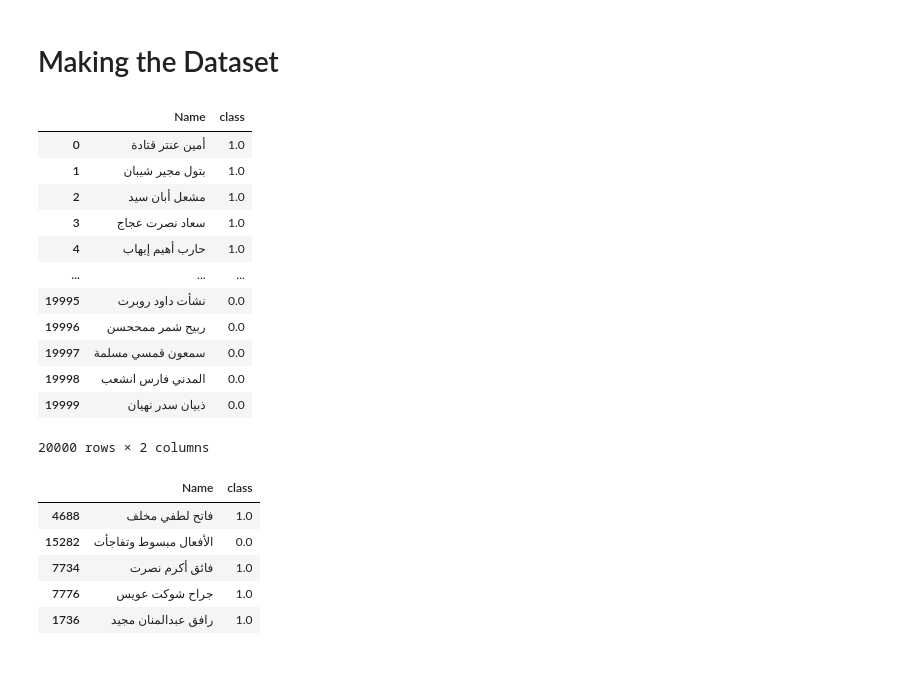
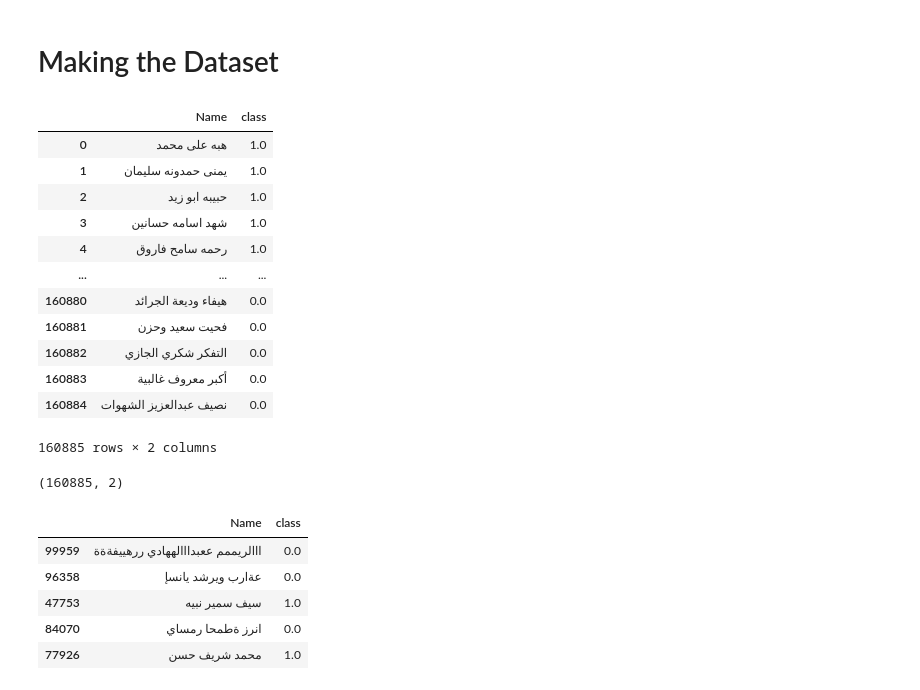
Before and after one commit to moaaztaha/Arabic-Name-Identification, a Jupyter notebook: Generating dataset.ipynb, the cells around one changed output. Saved outputs shown, nothing was run; the diff lists cells and outputs as text; code cells hidden in the pictures.

```diff
--- a/Generating dataset.ipynb
+++ b/Generating dataset.ipynb
@@ -252,7 +254,7 @@ temp_df.sample(5)
 # %% [markdown]
 # Making the Dataset
 # %%
-df_correct = pd.read_csv("data/full_correct_names.csv")
+df_correct = pd.read_csv("data/real_names.csv")
 df_incorrect = pd.read_csv("data/full_bad_names.csv")
 # %%
 full_df = df_correct.copy()
@@ -262,26 +264,28 @@ full_df.fillna(0, inplace=True)
 full_df
 # %% [output]
 |  | Name | class |
-| 0 | أمين عنتر قتادة | 1.0 |
-| 1 | بتول مجير شيبان | 1.0 |
-| 2 | مشعل أبان سيد | 1.0 |
-| 3 | سعاد نصرت عجاج | 1.0 |
-| 4 | حارب أهيم إيهاب | 1.0 |
+| 0 | هبه على محمد | 1.0 |
+| 1 | يمنى حمدونه سليمان | 1.0 |
+| 2 | حبيبه ابو زيد | 1.0 |
+| 3 | شهد اسامه حسانين | 1.0 |
+| 4 | رحمه سامح فاروق | 1.0 |
 | ... | ... | ... |
-| 19995 | نشأت داود روبرت | 0.0 |
-| 19996 | ربيح شمر ممححسن | 0.0 |
-| 19997 | سمعون قمسي مسلمة | 0.0 |
-| 19998 | المدني فارس انشعب | 0.0 |
-| 19999 | ذبيان سدر نهيان | 0.0 |
+| 160880 | هيفاء وديعة الجرائد | 0.0 |
+| 160881 | فحيت سعيد وحزن | 0.0 |
+| 160882 | التفكر شكري الجازي | 0.0 |
+| 160883 | أكبر معروف غالبية | 0.0 |
+| 160884 | نصيف عبدالعزيز الشهوات | 0.0 |
-20000 rows × 2 columns
+160885 rows × 2 columns
 # %%
-full_df.to_csv("data/dataset_base.csv", index=False)
-temp_df = pd.read_csv("data/dataset_base.csv")
+full_df.to_csv("data/real_correct_generated_bad.csv", index=False)
+temp_df = pd.read_csv("data/real_correct_generated_bad.csv")
+print(temp_df.shape)
 temp_df.sample(5)
 # %% [output]
+(160885, 2)
 |  | Name | class |
-| 4688 | فاتح لطفي مخلف | 1.0 |
-| 15282 | الأفعال مبسوط وتفاجأت | 0.0 |
-| 7734 | فائق أكرم نصرت | 1.0 |
-| 7776 | جراح شوكت عويس | 1.0 |
-| 1736 | رافق عبدالمنان مجيد | 1.0 |
+| 99959 | ااالريممم ععبدااالههادي ررهييفةةة | 0.0 |
+| 96358 | عةارب ويرشد يانسإ | 0.0 |
+| 47753 | سيف سمير نبيه | 1.0 |
+| 84070 | انرز ةطمحا رمساي | 0.0 |
+| 77926 | محمد شريف حسن | 1.0 |
```
Also changed, not shown: parts of 11 cells of this notebook, 37 other files.
